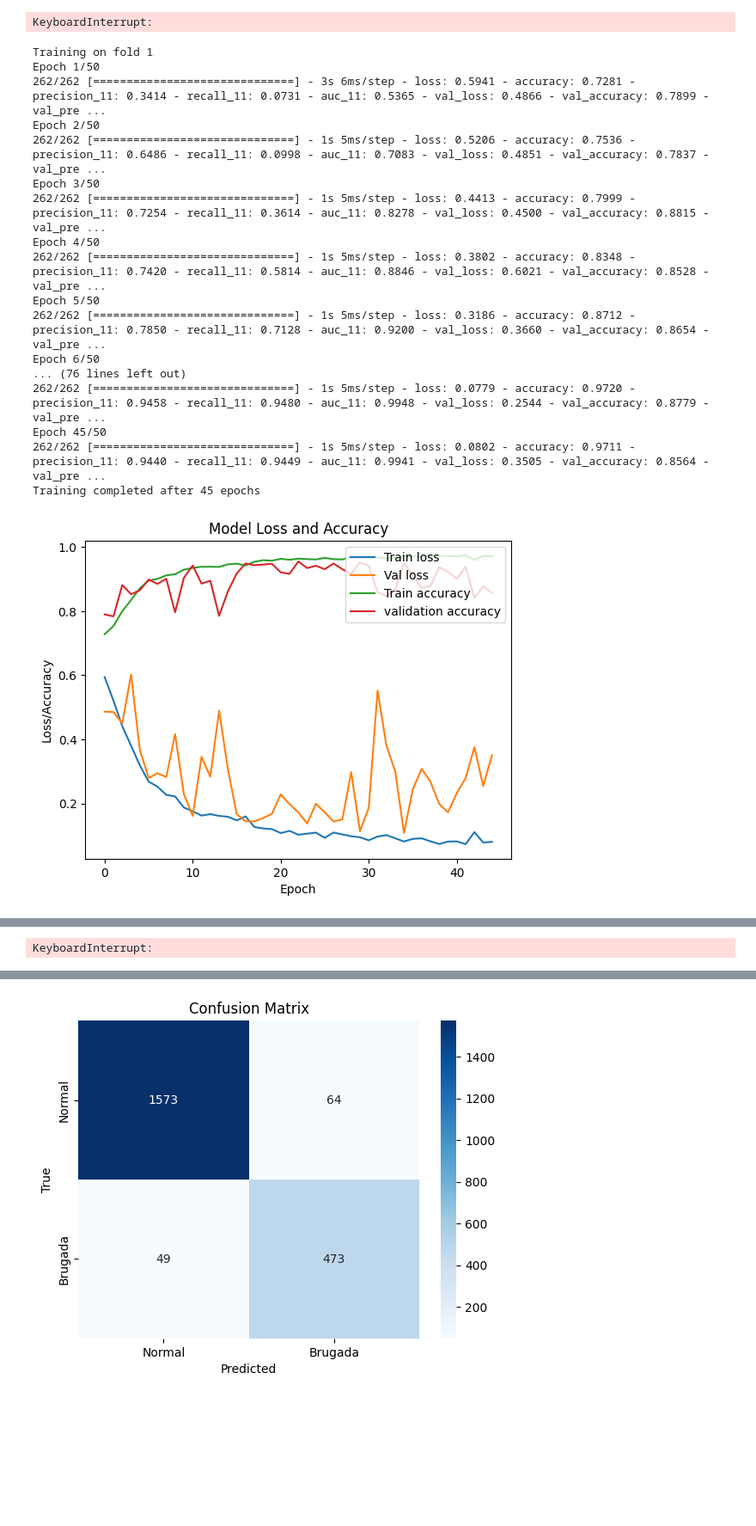
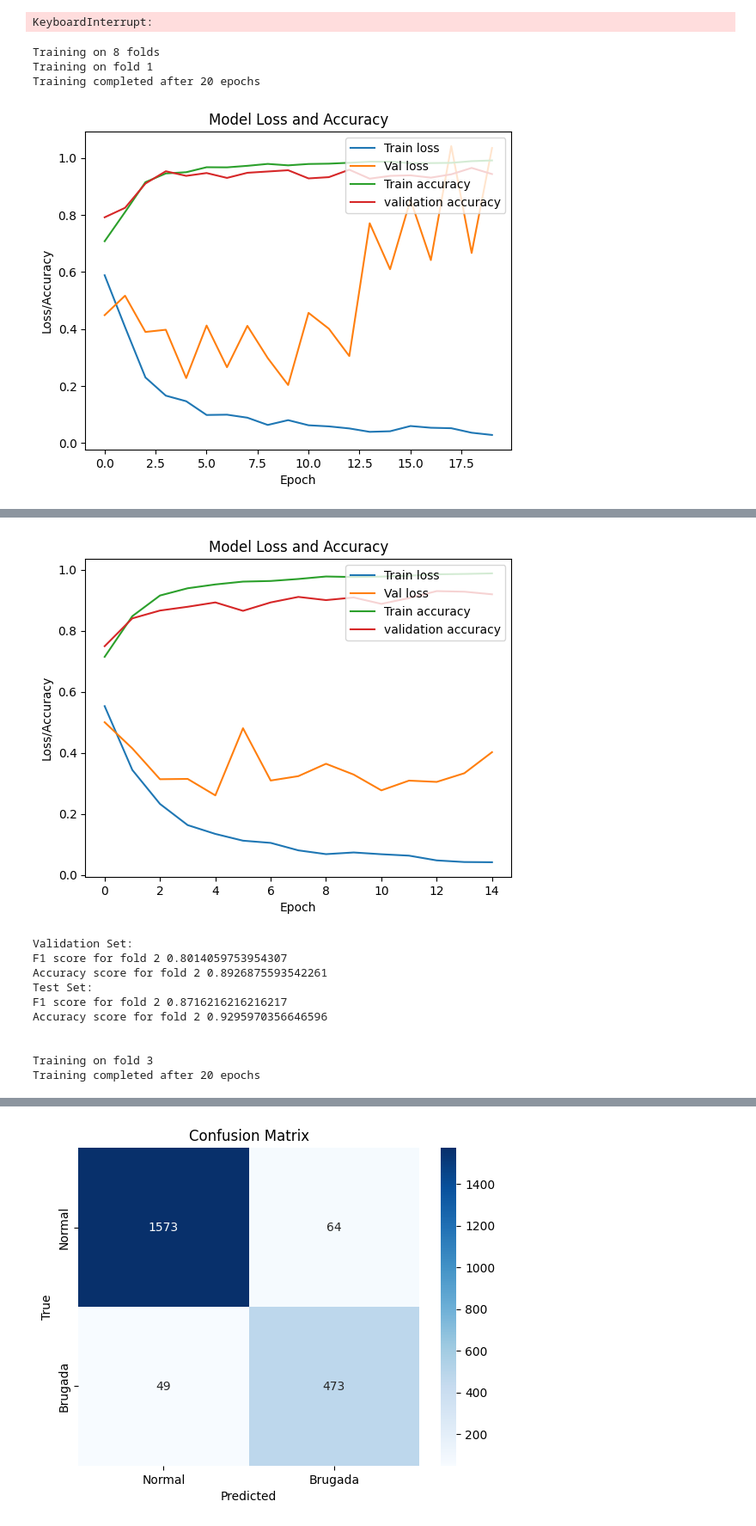
Before and after one commit to raaifhadadi/FYP, a Jupyter notebook: brugada_hb.ipynb, the cells around one changed output, grey strips where cells are left out. Shown at 86% size. Saved outputs shown, nothing was run; the diff lists cells and outputs as text; code cells hidden in the pictures; blank space fills up the shorter version.

Commit message:
Run more k-fold validation on brugada models

```diff
--- a/brugada_hb.ipynb
+++ b/brugada_hb.ipynb
@@ -265,7 +265,8 @@ Epoch 8/50
 Epoch 9/50
 KeyboardInterrupt:
 # %%
-k = len(folds_train)
+k = 8
+print(f"Training on {k} folds")
 
 for i in range(k):
 
@@ -294,57 +295,43 @@ for i in range(k):
     early_stopping = EarlyStopping(monitor='val_loss', patience=10, restore_best_weights=True)
 
     # with data augmentation
-    data_gen = augment_ecg_signal_batch(X_train_fold, Y_train_fold, 32)
-    history = model.fit(data_gen, validation_data=(X_val_fold, Y_val_fold), epochs=50, batch_size=32, steps_per_epoch=len(X_train) // 32, callbacks=[early_stopping])
+    # data_gen = augment_ecg_signal_batch(X_train_fold, Y_train_fold, 32)
+    # history = model.fit(data_gen, validation_data=(X_val_fold, Y_val_fold), epochs=50, batch_size=32, steps_per_epoch=len(X_train) // 32, callbacks=[early_stopping], verbose=0)
 
     # train the model
-    # history = model.fit(X_train_fold, Y_train_fold, validation_data=(X_val_fold, Y_val_fold), epochs=50, batch_size=32, verbose=0, callbacks=[early_stopping])
+    history = model.fit(X_train_fold, Y_train_fold, validation_data=(X_val_fold, Y_val_fold), epochs=50, batch_size=32, verbose=0, callbacks=[early_stopping])
     print("Training completed after", len(history.epoch), "epochs")
 
     # plot the training and validation loss and binary accuracy
     plt.plot(history.history['loss'])
     plt.plot(history.history['val_loss'])
     plt.plot(history.history['accuracy'])
     plt.plot(history.history['val_accuracy'])
     plt.title('Model Loss and Accuracy')
     plt.ylabel('Loss/Accuracy')
     plt.xlabel('Epoch')
     plt.legend(['Train loss', 'Val loss', 'Train accuracy', 'validation accuracy'], loc='upper right')
     plt.show()
 
     # validation performance
     Y_pred_fold = model.predict(X_val_fold, verbose=0)
     Y_pred_binary_fold = np.round(Y_pred_fold)
     Y_true_fold = Y_val_fold
     print("Validation Set:")
     print(f"F1 score for fold {i+1}", f1_score(Y_true_fold, Y_pred_binary_fold))
     print(f"Accuracy score for fold {i+1}", accuracy_score(Y_true_fold, Y_pred_binary_fold))
 
     # test performance
     Y_pred_fold = model.predict(X_test, verbose=0)
     Y_pred_binary_fold = np.round(Y_pred_fold)
     Y_true_fold = Y_test
     print("Test Set:")
     print(f"F1 score for fold {i+1}", f1_score(Y_true_fold, Y_pred_binary_fold))
     print(f"Accuracy score for fold {i+1}", accuracy_score(Y_true_fold, Y_pred_binary_fold))
     print("\n")
 # %% [output]
+Training on 8 folds
 Training on fold 1
-Epoch 1/50
-262/262 [==============================] - 3s 6ms/step - loss: 0.5941 - accuracy: 0.7281 - precision_11: 0.3414 - recall_11: 0.0731 - auc_11: 0.5365 - val_loss: 0.4866 - val_accuracy: 0.7899 - val_pre ...
-Epoch 2/50
-262/262 [==============================] - 1s 5ms/step - loss: 0.5206 - accuracy: 0.7536 - precision_11: 0.6486 - recall_11: 0.0998 - auc_11: 0.7083 - val_loss: 0.4851 - val_accuracy: 0.7837 - val_pre ...
-Epoch 3/50
-262/262 [==============================] - 1s 5ms/step - loss: 0.4413 - accuracy: 0.7999 - precision_11: 0.7254 - recall_11: 0.3614 - auc_11: 0.8278 - val_loss: 0.4500 - val_accuracy: 0.8815 - val_pre ...
-Epoch 4/50
-262/262 [==============================] - 1s 5ms/step - loss: 0.3802 - accuracy: 0.8348 - precision_11: 0.7420 - recall_11: 0.5814 - auc_11: 0.8846 - val_loss: 0.6021 - val_accuracy: 0.8528 - val_pre ...
-Epoch 5/50
-262/262 [==============================] - 1s 5ms/step - loss: 0.3186 - accuracy: 0.8712 - precision_11: 0.7850 - recall_11: 0.7128 - auc_11: 0.9200 - val_loss: 0.3660 - val_accuracy: 0.8654 - val_pre ...
-Epoch 6/50
-... (76 lines left out)
-262/262 [==============================] - 1s 5ms/step - loss: 0.0779 - accuracy: 0.9720 - precision_11: 0.9458 - recall_11: 0.9480 - auc_11: 0.9948 - val_loss: 0.2544 - val_accuracy: 0.8779 - val_pre ...
-Epoch 45/50
-262/262 [==============================] - 1s 5ms/step - loss: 0.0802 - accuracy: 0.9711 - precision_11: 0.9440 - recall_11: 0.9449 - auc_11: 0.9941 - val_loss: 0.3505 - val_accuracy: 0.8564 - val_pre ...
-Training completed after 45 epochs
+Training completed after 20 epochs
-[figure, old version]
+[figure, new version]
 Validation Set:
@@ -367 +347,11 @@ Epoch 16/50
+[figure, added]
-KeyboardInterrupt:
+Validation Set:
+F1 score for fold 2 0.8014059753954307
+Accuracy score for fold 2 0.8926875593542261
+Test Set:
+F1 score for fold 2 0.8716216216216217
+Accuracy score for fold 2 0.9295970356646596
+
+
+Training on fold 3
+Training completed after 20 epochs
```
Also changed, not shown: parts of 2 cells of this notebook, 1 other file.
